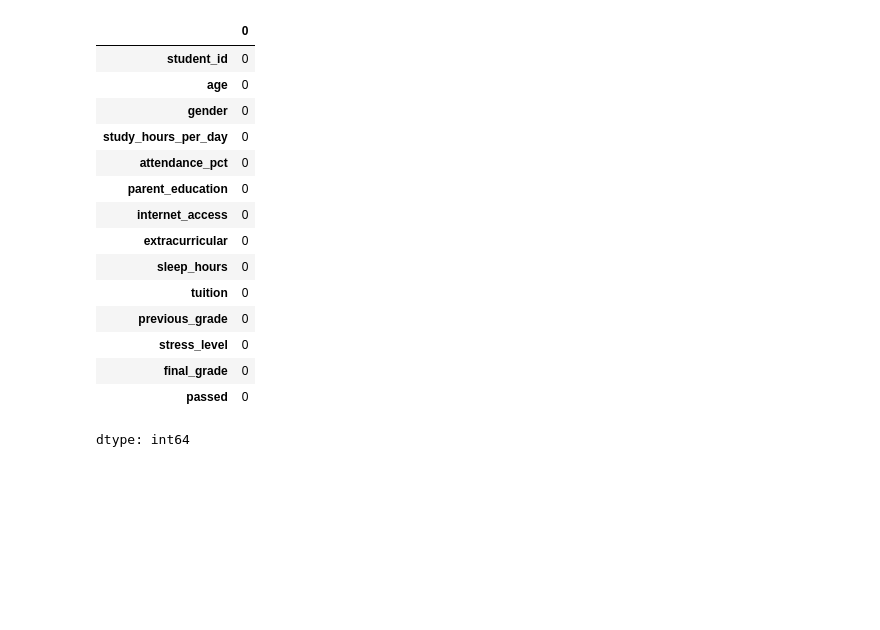
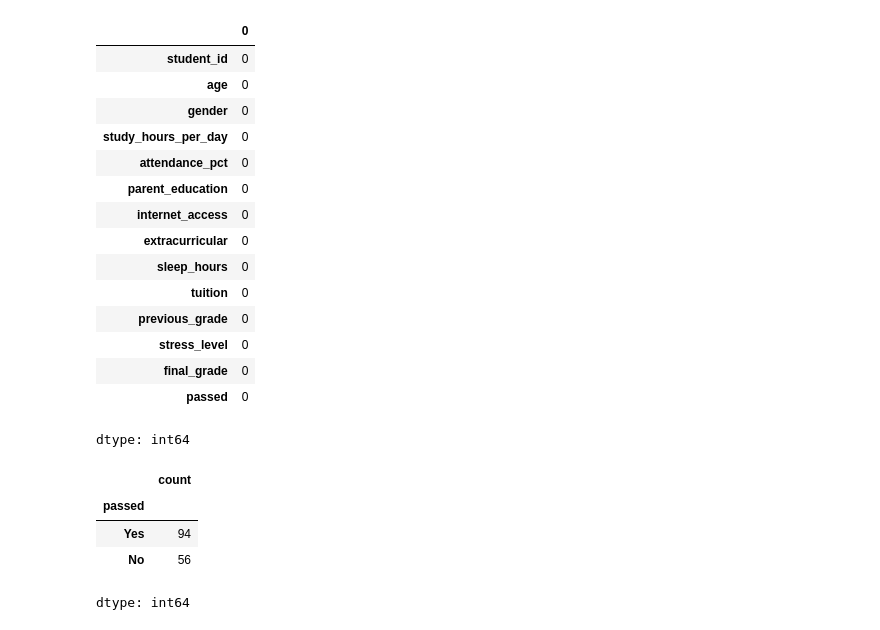
Before and after one commit to SandhuruT/Data_Science_01, a Jupyter notebook: Data_Science_03.ipynb, the cells around one changed output. Saved outputs shown, nothing was run; the diff lists cells and outputs as text; code cells hidden in the pictures; blank space fills up the shorter version.

Commit message:
overall pass rate

```diff
--- a/Data_Science_03.ipynb
+++ b/Data_Science_03.ipynb
@@ -83,3 +83,12 @@ student_per.isnull().sum()
 | final_grade | 0 |
 | passed | 0 |
 dtype: int64
+# %%
+# What is the overall pass rate?
+student_per["passed"].value_counts()
+# %% [output]
+|  | count |
+| passed |  |
+| Yes | 94 |
+| No | 56 |
+dtype: int64
```
